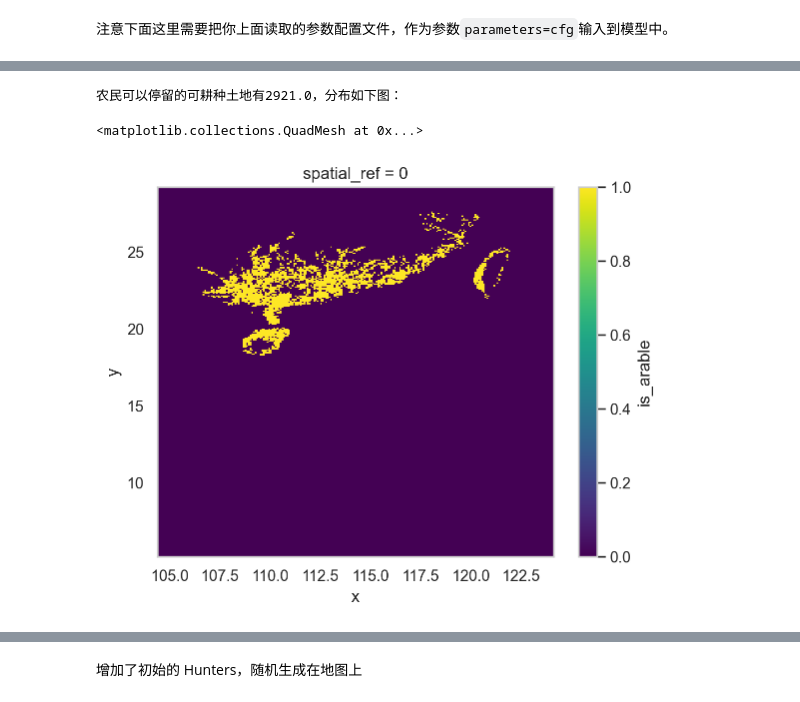
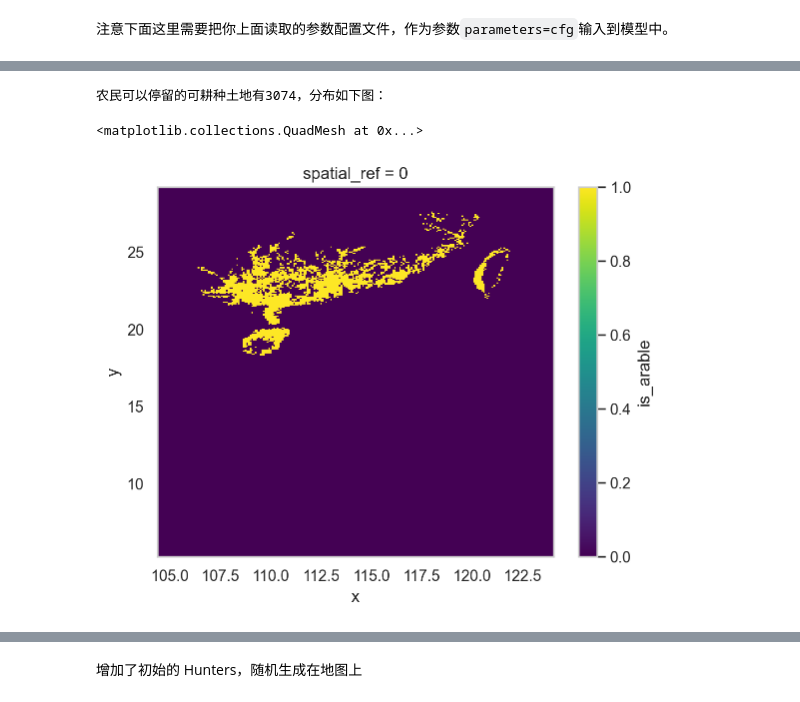
Before and after one commit to SongshGeo/South-China-Livehood-Evolution, a Jupyter notebook: docs/demo.ipynb, the cells around one changed output, grey strips where cells are left out. Cells and saved outputs as stored; diff of their text form; code cells hidden in the pictures.

```diff
--- a/docs/demo.ipynb
+++ b/docs/demo.ipynb
@@ -46,11 +56,11 @@ model.params.save_plots = False
 # %%
-arable_land = model.nature.patchmodule.get_xarray("is_arable")
+arable_land = model.nature.get_xarray("is_arable")
 print(f"农民可以停留的可耕种土地有{arable_land.to_numpy().sum()}，分布如下图：")
 arable_land.plot()
 # %% [output]
-农民可以停留的可耕种土地有2921.0，分布如下图：
+农民可以停留的可耕种土地有3074，分布如下图：
 <matplotlib.collections.QuadMesh at 0x...>
-[figure, old version]
+[figure, new version]
 # %%
 rice_arable = model.nature.patchmodule.get_xarray("is_rice_arable")
 print(f"水稻农民可以停留的可耕种土地有{rice_arable.to_numpy().sum()}，分布如下图：")
```
Also changed, not shown: parts of 8 cells of this notebook, 4 other files.
